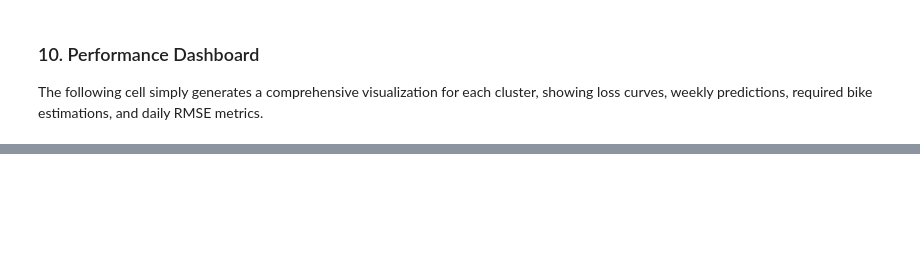
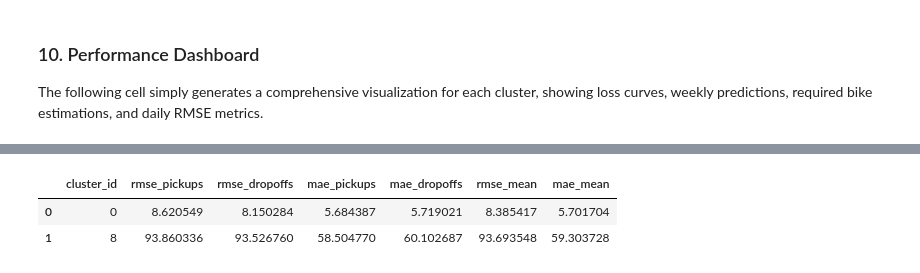
Before and after one commit to tomasvenda/Intro_to_BA, a Jupyter notebook: mlp_extract.ipynb, the cells around one changed output, grey strips where cells are left out. Drawn from its saved outputs; the diff is of its cells as text; code cells hidden in the pictures; blank space fills up the shorter version.

```diff
--- a/mlp_extract.ipynb
+++ b/mlp_extract.ipynb
@@ -944,0 +1071,40 @@ GENERATING PLOTS FOR CLUSTER 8
+# %%
+import numpy as np
+import pandas as pd
+from sklearn.metrics import mean_squared_error, mean_absolute_error
+
+def rmse(a, b):
+    return float(np.sqrt(mean_squared_error(a, b)))
+
+def mae(a, b):
+    return float(mean_absolute_error(a, b))
+
+SPLIT = "test"  # or "val"
+
+df = out_all[out_all["split"] == SPLIT].copy()
+
+metrics_by_cluster = (
+    df.groupby("cluster_id")
+      .apply(lambda g: pd.Series({
+          "rmse_pickups":  rmse(g["y_true_pickups"].values,  g["y_pred_mlp_pickups"].values),
+          "rmse_dropoffs": rmse(g["y_true_dropoffs"].values, g["y_pred_mlp_dropoffs"].values),
+          "mae_pickups":   mae(g["y_true_pickups"].values,   g["y_pred_mlp_pickups"].values),
+          "mae_dropoffs":  mae(g["y_true_dropoffs"].values,  g["y_pred_mlp_dropoffs"].values),
+          "rmse_mean": 0.5 * (
+              rmse(g["y_true_pickups"].values,  g["y_pred_mlp_pickups"].values) +
+              rmse(g["y_true_dropoffs"].values, g["y_pred_mlp_dropoffs"].values)
+          ),
+          "mae_mean": 0.5 * (
+              mae(g["y_true_pickups"].values,   g["y_pred_mlp_pickups"].values) +
+              mae(g["y_true_dropoffs"].values,  g["y_pred_mlp_dropoffs"].values)
+          ),
+      }))
+      .reset_index()
+      .sort_values("cluster_id")
+)
+
+display(metrics_by_cluster)
+# %% [output]
+|  | cluster_id | rmse_pickups | rmse_dropoffs | mae_pickups | mae_dropoffs | rmse_mean | mae_mean |
+| 0 | 0 | 8.620549 | 8.150284 | 5.684387 | 5.719021 | 8.385417 | 5.701704 |
+| 1 | 8 | 93.860336 | 93.526760 | 58.504770 | 60.102687 | 93.693548 | 59.303728 |
```
Also changed, not shown: parts of 14 cells of this notebook, 2 other files.
